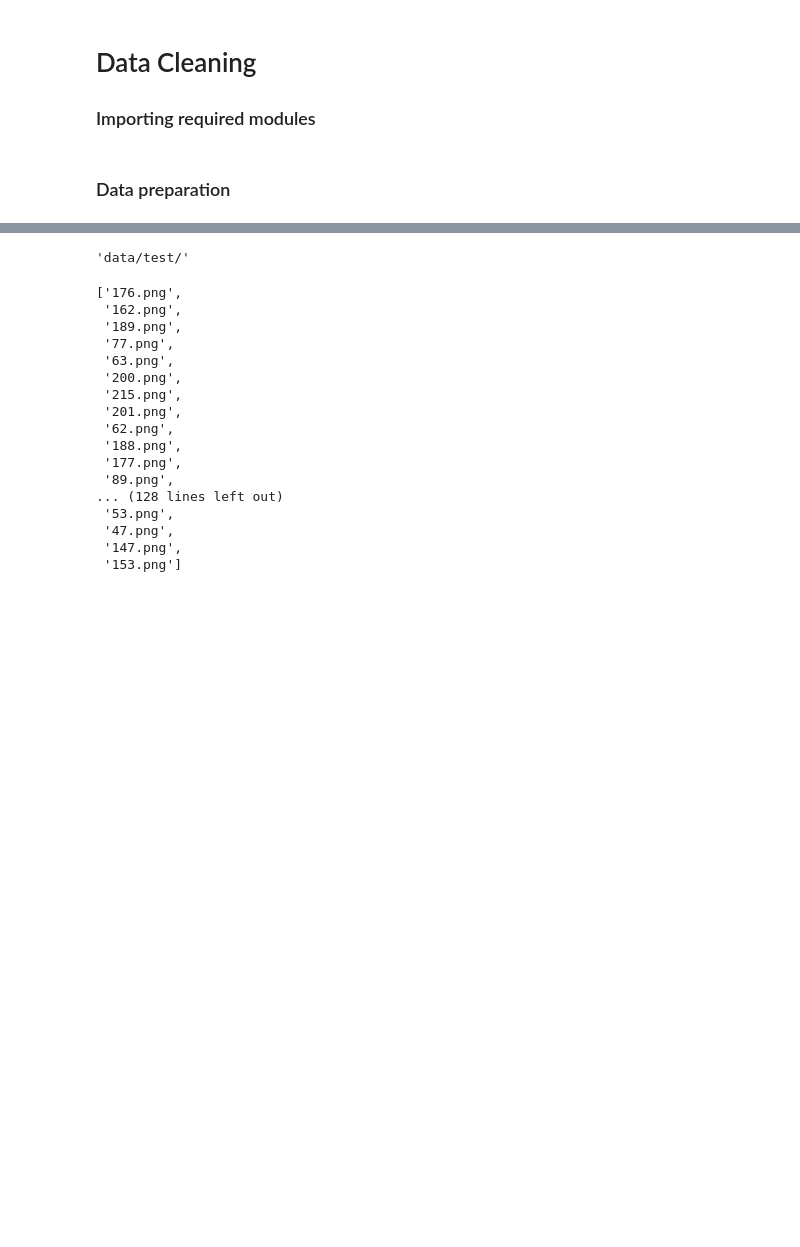
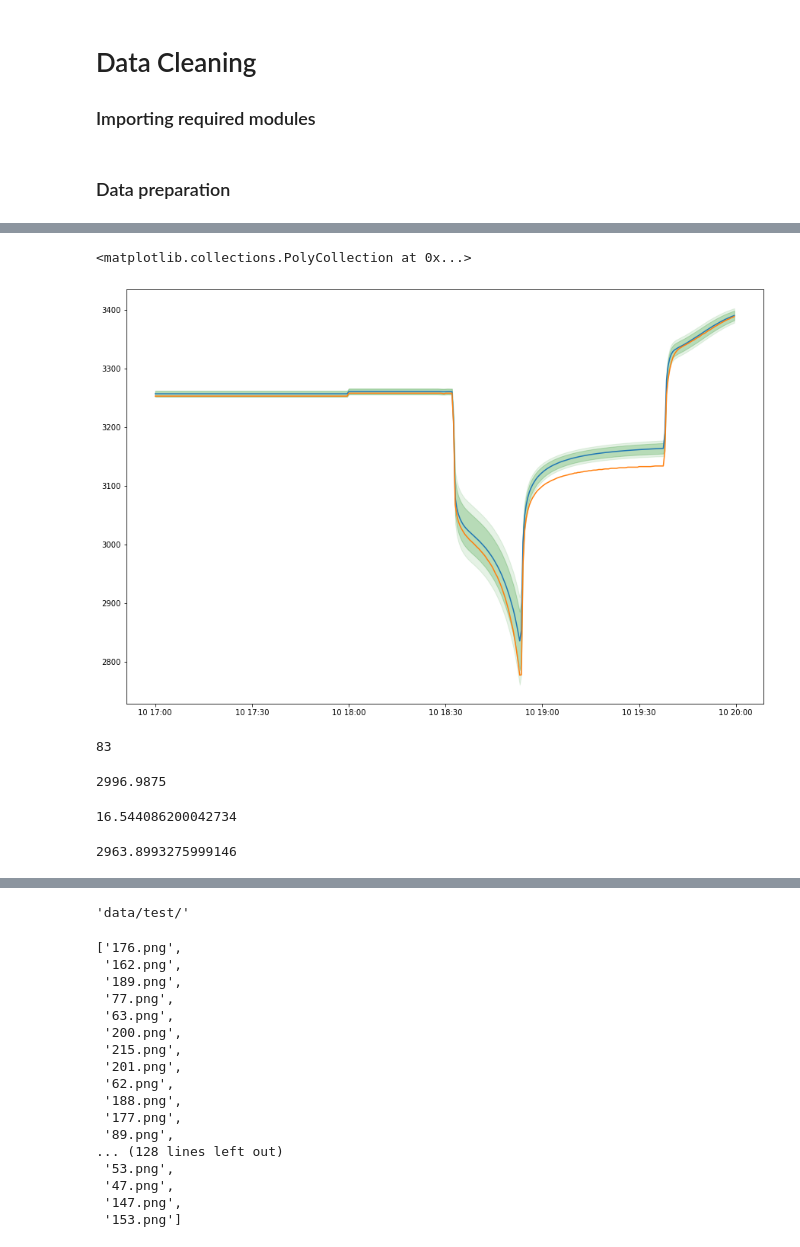
Before and after one commit to 314ka4y/Anomaly-detection-project, a Jupyter notebook: Anomaly_detection.ipynb, the cells around one changed output, grey strips where cells are left out. Cells and saved outputs as stored; diff of their text form; code cells hidden in the pictures; blank space fills up the shorter version.

Commit message:
Anomaly

```diff
--- a/Anomaly_detection.ipynb
+++ b/Anomaly_detection.ipynb
@@ -675,0 +309,2 @@ final_df.plot()
+# %%
+df_30sec = create_dataframe(voltage_paths[0][0])
@@ -675,0 +749,9 @@ final_df.plot()
+# %%
+# without status of system
+sensor_list = []
+for sensor in list(df_30sec.columns):
+    anomaly = df_30sec[sensor][(df_30sec[sensor] < df_custom["lower"])]
+    if len(anomaly) > 0:
+        sensor_name = anomaly.name
+        sensor_list.append(sensor_name)
+print(sensor_list)
@@ -675,0 +760,9 @@ final_df.plot()
+# %%
+# Add status of system
+sensor_list = []
+for sensor in list(df_30sec.columns):
+    anomaly = df_30sec[sensor][(df_30sec[sensor] < df_custom["lower"]) & (result_list[0]["cluster1_current"] >200)]
+    if len(anomaly) > 0:
+        sensor_name = anomaly.name
+        sensor_list.append((anomaly,sensor_name))
+print(sensor_list)
@@ -675,0 +777,5 @@ final_df.plot()
+# %%
+
+for sensor in list(df_30sec.columns):
+    if df_30sec[sensor][df_30sec[sensor] < df_custom["lower"]].sum() > 0:
+        print(sensor)
@@ -675,0 +791,36 @@ final_df.plot()
+# %%
+# Plot data predictions boundaries
+fig, axs = plt.subplots(figsize = (15, 10))
+
+# Plot observed values
+plt.plot(df_custom["mean"], label='mean voltage')
+[plt.plot(df_30sec[sensor[1]]) for sensor in sensor_list]
+
+
+plt.fill_between(df_custom.index,
+                 df_custom["lower"],
+                 df_custom["upper"], color = "green", alpha = 0.1)
+
+# Plot the range for confidence intervals
+plt.fill_between(df_custom.index,
+                 df_custom["lower_al"],
+                 df_custom["upper_al"], color = "green", alpha = 0.2)
+# %% [output]
+<matplotlib.collections.PolyCollection at 0x...>
+[figure, added]
+# %%
+(df_30sec.loc[:,"Cluster_1_CellVoltage_052"] < df_custom["lower"]).sum()
+# %% [output]
+83
+# %%
+np.mean(df_30sec.loc['2021-06-10 18:42:00',:])
+# %% [output]
+2996.9875
+# %%
+np.std(df_30sec.loc['2021-06-10 18:42:00',:])
+# %% [output]
+16.544086200042734
+# %%
+np.mean(df_30sec.loc['2021-06-10 18:42:00',:]) - 2* np.std(df_30sec.loc['2021-06-10 18:42:00',:])
+# %% [output]
+2963.8993275999146
```
Also changed, not shown: parts of 140 cells of this notebook, 27 other files.
